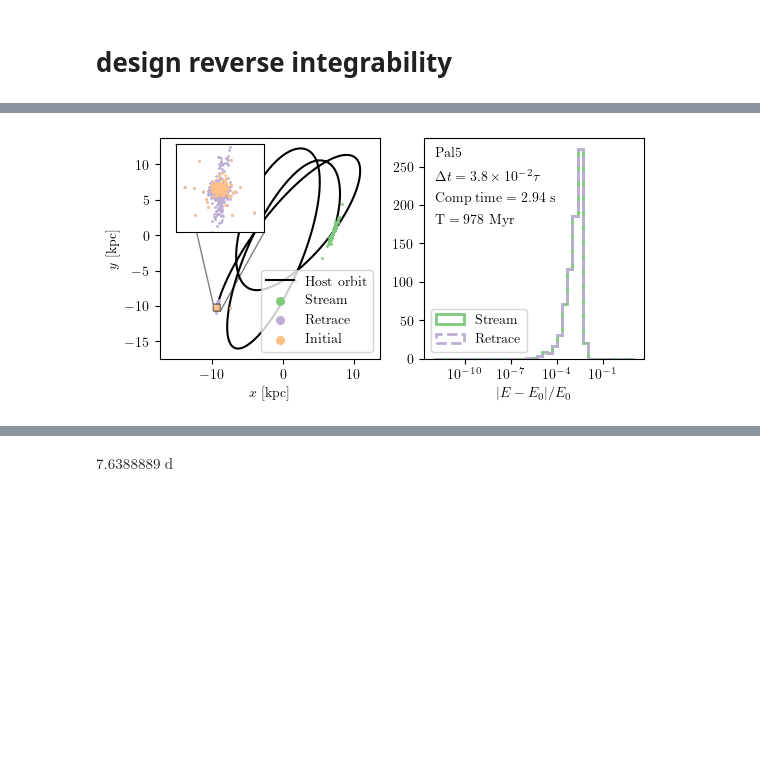
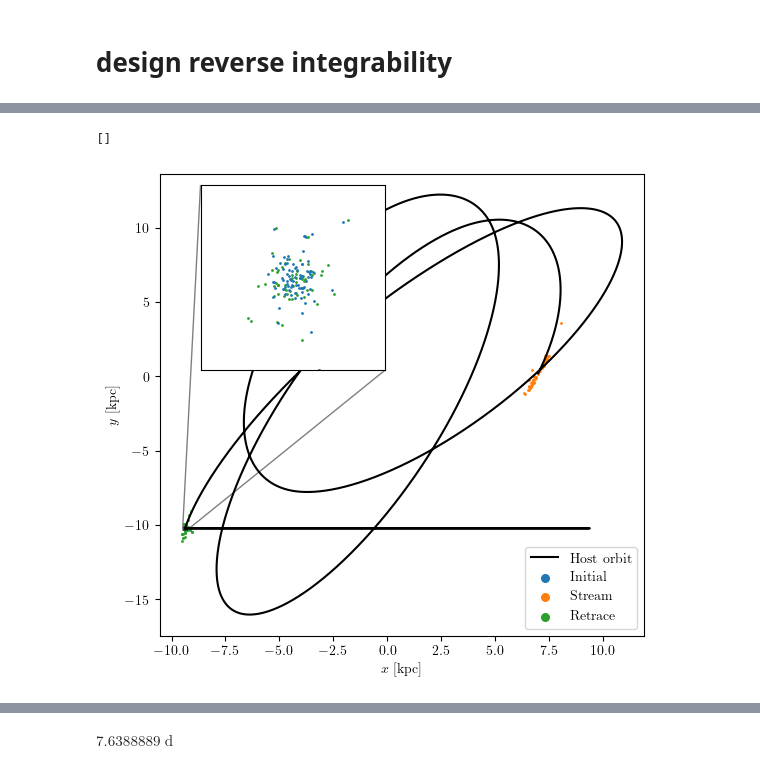
Before and after one commit to salvatore-ferrone/phd-thesis-ferrone, a Jupyter notebook: demos/numericalError/stream_stability.ipynb, the cells around one changed output, grey strips where cells are left out. Cells and saved outputs as stored; diff of their text form; code cells hidden in the pictures; blank space fills up the shorter version.

```diff
--- a/demos/numericalError/stream_stability.ipynb
+++ b/demos/numericalError/stream_stability.ipynb
@@ -9,7 +9,6 @@ import multiprocessing as mp
 from astropy import units as u
 from astropy.coordinates import SkyCoord
 import h5py
-plt.rcParams['axes.prop_cycle'] = plt.cycler(color=plt.cm.Pastel2.colors)
 plt.rcParams.update({
     "text.usetex": True,
     "font.family": "serif",
@@ -21,9 +20,8 @@ plt.rcParams.update({
 path="./simulations/"
 fnames=os.listdir("./simulations/")
 fnames = [f for f in fnames if f.endswith('.hdf5') ]
-fname = fnames[3]
+fname = fnames[2]
 myfile = h5py.File(path+fname, 'r')
-GCname = myfile.attrs['GCname']
 # %%
 streaminitial = myfile['streaminitial'][:]
 hostorbit=myfile["hostorbit"][:]
@@ -35,6 +33,3 @@ staticgalaxy=[myfile.attrs['potentialname'], myfile.attrs['potentialparams']]
 streamfinal=myfile['streamfinal'][:]
 args = [streamfinal, staticgalaxy, integrationparameters, inithostperturber]
 stream_retrace, tesc, timestamps_retrace, comptime = STR.leapfrogtofinalpositions_stream_retrace(args)
-print(streaminitial.shape)
-# shift to where it should be
-streaminitial = streaminitial + hostorbit[:,0][:,np.newaxis]
@@ -104,2 +35,0 @@ errER = np.abs((Eretrace - E0) / E0)
-# %%
-plt.rcParams['axes.prop_cycle'] = plt.cycler(color=plt.cm.Accent.colors)
@@ -106,63 +44,35 @@ plt.rcParams['axes.prop_cycle'] = plt.cycler(color=plt.cm.Accent.colors)
 # %%
-# fig,axis= plt.subplots(1,1,figsize=((8.25-2),(8.25-2)/2))
-fig = plt.figure(figsize=(8.25-2, 4.5))
-gs = mpl.gridspec.GridSpec(1, 2, figure=fig)
-axis = fig.add_subplot(gs[0, 0])
-ax2 = fig.add_subplot(gs[0, 1], )
-axis.plot(hostorbit[0,6:], hostorbit[1,6:], 'k-', label='Host orbit',zorder=0)
-scatStream=axis.scatter(streamfinal[0], streamfinal[1], s=1, label='Stream')
-scatRetrace=axis.scatter(stream_retrace[0], stream_retrace[1], s=1, label='Retrace')
-scatInit=axis.scatter(streaminitial[0],  streaminitial[1], s=1,  label='Initial')
-# Also make markers in the inset legend bigger if needed
-xymin = np.min([axis.get_xlim()[0], axis.get_ylim()[0]])
-xymax = np.max([axis.get_xlim()[1], axis.get_ylim()[1]])
-axis.set_xlim(xymin, xymax)
-axis.set_ylim(xymin, xymax)
-
+fig,axis= plt.subplots(1,1,figsize=(8.25-2,6))
+axis.plot(hostorbit[0], hostorbit[1], 'k-', label='Host orbit')
+axis.scatter(hostorbit[0,0] + streaminitial[0], hostorbit[1,0]  + streaminitial[1], s=1, c='C0', label='Initial')
+axis.scatter(streamfinal[0], streamfinal[1], s=1, c='C1', label='Stream')
+axis.scatter(stream_retrace[0], stream_retrace[1], s=1, c='tab:green', label='Retrace')
 # add a subplot that zooms on the retrace positions
 axins = axis.inset_axes([0.075, 0.575, 0.4, 0.4])  # [x0, y0, width, height]
-axins.scatter(stream_retrace[0], stream_retrace[1], s=1, c=scatRetrace.get_edgecolor(), label='Stream retrace positions')
-axins.scatter(streaminitial[0],   streaminitial[1], s=1, c=scatInit.get_edgecolor(), label='Stream initial positions')
+axins.scatter(stream_retrace[0], stream_retrace[1], s=1, c='tab:green', label='Stream retrace positions')
+axins.scatter(hostorbit[0,0] + streaminitial[0], hostorbit[1,0]  + streaminitial[1], s=1, c='C0', label='Stream initial positions')
 axins.set_aspect('equal', adjustable='box')
+# only do a couple characteristic radii
+radius = .1
+axins.set_xlim(hostorbit[0,0] + - radius, hostorbit[0,0]  + radius)
+axins.set_ylim(hostorbit[1,0] + - radius, hostorbit[1,0]  + radius)
+axis.legend(loc='lower right')
 # Add indicator lines from the main plot to the inset
 axis.indicate_inset_zoom(axins, edgecolor="black")
-# only do a couple characteristic radii
-radius = .5
-axins.set_xlim(hostorbit[0,0] + - radius, hostorbit[0,0]  + radius)
-axins.set_ylim(hostorbit[1,0] + - radius, hostorbit[1,0]  + radius)
-axins.set_xticks([])
-axins.set_yticks([])
 
 # Make markers in legend bigger
-axis.legend(loc='lower right')
-axis.set_aspect('equal', )
-axis.set_xlabel(r'$x$ [kpc]')
-axis.set_ylabel(r'$y$ [kpc]')
 legend = axis.legend(loc='lower right')
 for handle in legend.legend_handles:
     handle._sizes = [30]
 
-
-bins = np.logspace(-12,1,40)
-ax2.hist(errEF,bins=bins, histtype='step', color=scatStream.get_facecolor(), lw=2, label='Stream', linestyle='-');
-ax2.hist(errER,bins=bins, histtype='step', color=scatRetrace.get_facecolor(), lw=2, label='Retrace', linestyle='--');
-ax2.set_xscale('log')
-
-ax2.set_xlabel(r'$|E - E_0| / E_0$')
-ax2.legend()
-
-# Make sure ax2 has the same height as axis
-ax2.set_position([ax2.get_position().x0,
-                 axis.get_position().y0,
-                 ax2.get_position().width,
-                 axis.get_position().height])
-ax2.text(0.05, 0.9, r"$\mathrm{{{:s}}}$".format(GCname), transform=ax2.transAxes, ha='left', va='bottom', fontsize="medium")
-ax2.text(0.05, 0.8, alpha_formatted, transform=ax2.transAxes, ha='left', va='bottom', fontsize="medium")
-ax2.text(0.05, 0.7, text_comp_time, transform=ax2.transAxes, ha='left', va='bottom', fontsize="medium")
-ax2.text(0.05, 0.6, text_integration_time, transform=ax2.transAxes, ha='left', va='bottom', fontsize="medium")
-fig.savefig("../../images/"+image_name, bbox_inches='tight', dpi=300)
+# Also make markers in the inset legend bigger if needed
+axis.set_xlabel(r'$x$ [kpc]')
+axis.set_ylabel(r'$y$ [kpc]')
+axins.set_xticks([])
+axins.set_yticks([])
 # %% [output]
+[]
-[figure, old version]
+[figure, new version]
 # %%
 # pseduo code
 
```
Also changed, not shown: parts of 21 cells of this notebook, 1 other file.
